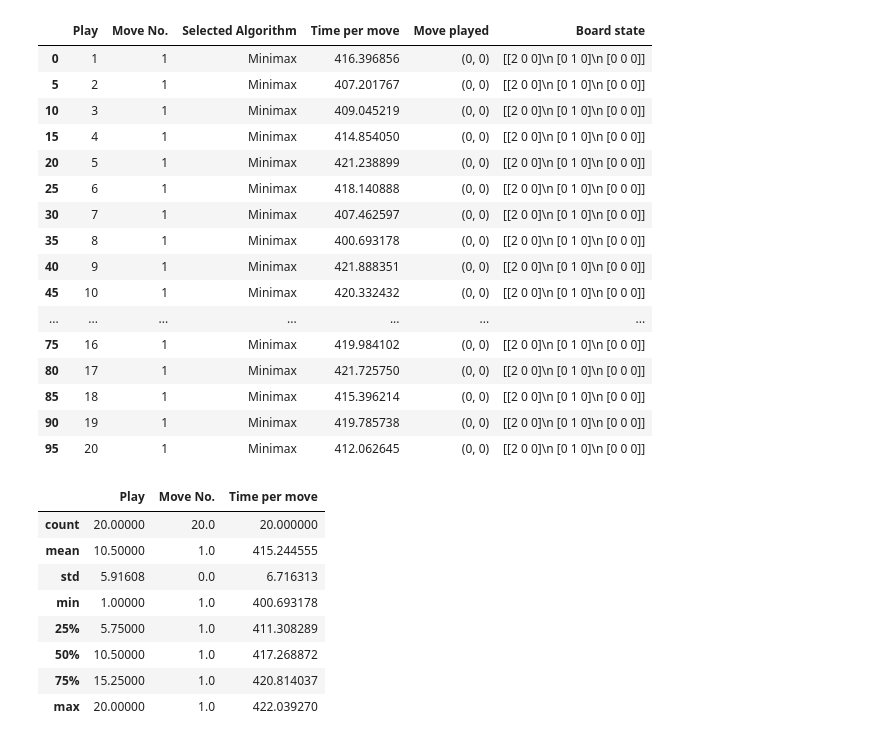
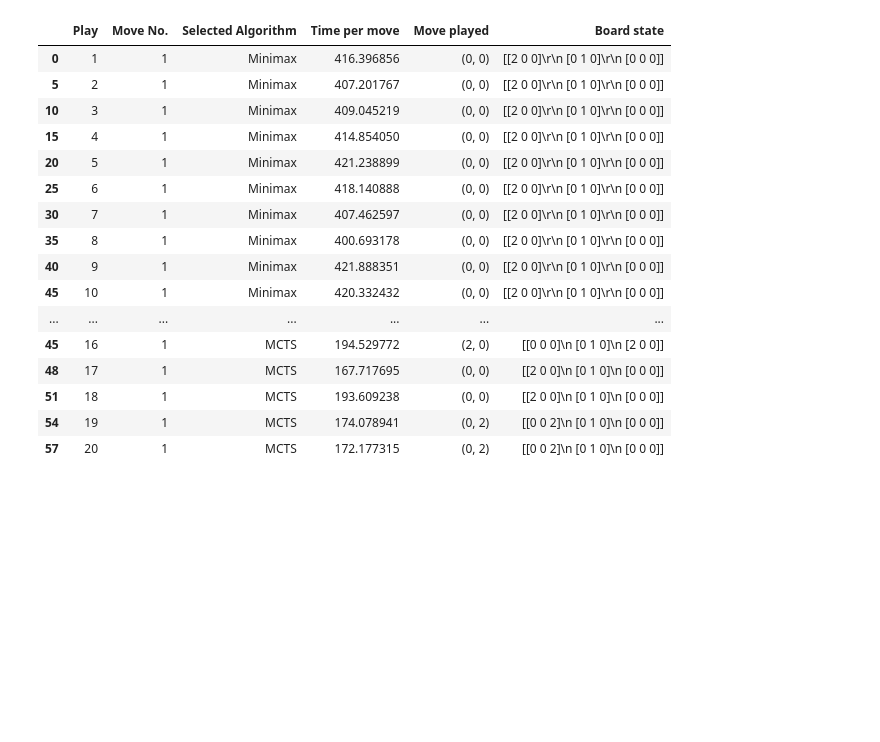
Before and after one commit to uservinhsoislearning/TicTacToeAI, a Jupyter notebook: Data/processing_data.ipynb, the cells around one changed output. Saved outputs shown, nothing was run; the diff lists cells and outputs as text; code cells hidden in the pictures; blank space fills up the shorter version.

```diff
--- a/Data/processing_data.ipynb
+++ b/Data/processing_data.ipynb
@@ -22,33 +34,23 @@ first_move = data.loc[data['Move No.'] == 1]
-# %%
-first_move
-# %% [output]
-|  | Play | Move No. | Selected Algorithm | Time per move | Move played | Board state |
-| 0 | 1 | 1 | Minimax | 416.396856 | (0, 0) | [[2 0 0]\n [0 1 0]\n [0 0 0]] |
-| 5 | 2 | 1 | Minimax | 407.201767 | (0, 0) | [[2 0 0]\n [0 1 0]\n [0 0 0]] |
-| 10 | 3 | 1 | Minimax | 409.045219 | (0, 0) | [[2 0 0]\n [0 1 0]\n [0 0 0]] |
-| 15 | 4 | 1 | Minimax | 414.854050 | (0, 0) | [[2 0 0]\n [0 1 0]\n [0 0 0]] |
-| 20 | 5 | 1 | Minimax | 421.238899 | (0, 0) | [[2 0 0]\n [0 1 0]\n [0 0 0]] |
-| 25 | 6 | 1 | Minimax | 418.140888 | (0, 0) | [[2 0 0]\n [0 1 0]\n [0 0 0]] |
-| 30 | 7 | 1 | Minimax | 407.462597 | (0, 0) | [[2 0 0]\n [0 1 0]\n [0 0 0]] |
-| 35 | 8 | 1 | Minimax | 400.693178 | (0, 0) | [[2 0 0]\n [0 1 0]\n [0 0 0]] |
-| 40 | 9 | 1 | Minimax | 421.888351 | (0, 0) | [[2 0 0]\n [0 1 0]\n [0 0 0]] |
-| 45 | 10 | 1 | Minimax | 420.332432 | (0, 0) | [[2 0 0]\n [0 1 0]\n [0 0 0]] |
-| ... | ... | ... | ... | ... | ... | ... |
-| 75 | 16 | 1 | Minimax | 419.984102 | (0, 0) | [[2 0 0]\n [0 1 0]\n [0 0 0]] |
-| 80 | 17 | 1 | Minimax | 421.725750 | (0, 0) | [[2 0 0]\n [0 1 0]\n [0 0 0]] |
-| 85 | 18 | 1 | Minimax | 415.396214 | (0, 0) | [[2 0 0]\n [0 1 0]\n [0 0 0]] |
-| 90 | 19 | 1 | Minimax | 419.785738 | (0, 0) | [[2 0 0]\n [0 1 0]\n [0 0 0]] |
-| 95 | 20 | 1 | Minimax | 412.062645 | (0, 0) | [[2 0 0]\n [0 1 0]\n [0 0 0]] |
-# %%
-first_move.describe()
-# %% [output]
-|  | Play | Move No. | Time per move |
-| count | 20.00000 | 20.0 | 20.000000 |
-| mean | 10.50000 | 1.0 | 415.244555 |
-| std | 5.91608 | 0.0 | 6.716313 |
-| min | 1.00000 | 1.0 | 400.693178 |
-| 25% | 5.75000 | 1.0 | 411.308289 |
-| 50% | 10.50000 | 1.0 | 417.268872 |
-| 75% | 15.25000 | 1.0 | 420.814037 |
-| max | 20.00000 | 1.0 | 422.039270 |
+# %%
+first_move_total = pd.concat([first_move[0], first_move[1], first_move[2]])
+# %%
+first_move_total
+# %% [output]
+|  | Play | Move No. | Selected Algorithm | Time per move | Move played | Board state |
+| 0 | 1 | 1 | Minimax | 416.396856 | (0, 0) | [[2 0 0]\r\n [0 1 0]\r\n [0 0 0]] |
+| 5 | 2 | 1 | Minimax | 407.201767 | (0, 0) | [[2 0 0]\r\n [0 1 0]\r\n [0 0 0]] |
+| 10 | 3 | 1 | Minimax | 409.045219 | (0, 0) | [[2 0 0]\r\n [0 1 0]\r\n [0 0 0]] |
+| 15 | 4 | 1 | Minimax | 414.854050 | (0, 0) | [[2 0 0]\r\n [0 1 0]\r\n [0 0 0]] |
+| 20 | 5 | 1 | Minimax | 421.238899 | (0, 0) | [[2 0 0]\r\n [0 1 0]\r\n [0 0 0]] |
+| 25 | 6 | 1 | Minimax | 418.140888 | (0, 0) | [[2 0 0]\r\n [0 1 0]\r\n [0 0 0]] |
+| 30 | 7 | 1 | Minimax | 407.462597 | (0, 0) | [[2 0 0]\r\n [0 1 0]\r\n [0 0 0]] |
+| 35 | 8 | 1 | Minimax | 400.693178 | (0, 0) | [[2 0 0]\r\n [0 1 0]\r\n [0 0 0]] |
+| 40 | 9 | 1 | Minimax | 421.888351 | (0, 0) | [[2 0 0]\r\n [0 1 0]\r\n [0 0 0]] |
+| 45 | 10 | 1 | Minimax | 420.332432 | (0, 0) | [[2 0 0]\r\n [0 1 0]\r\n [0 0 0]] |
+| ... | ... | ... | ... | ... | ... | ... |
+| 45 | 16 | 1 | MCTS | 194.529772 | (2, 0) | [[0 0 0]\n [0 1 0]\n [2 0 0]] |
+| 48 | 17 | 1 | MCTS | 167.717695 | (0, 0) | [[2 0 0]\n [0 1 0]\n [0 0 0]] |
+| 51 | 18 | 1 | MCTS | 193.609238 | (0, 0) | [[2 0 0]\n [0 1 0]\n [0 0 0]] |
+| 54 | 19 | 1 | MCTS | 174.078941 | (0, 2) | [[0 0 2]\n [0 1 0]\n [0 0 0]] |
+| 57 | 20 | 1 | MCTS | 172.177315 | (0, 2) | [[0 0 2]\n [0 1 0]\n [0 0 0]] |
 # %%
```
Also changed, not shown: parts of 11 cells of this notebook, 1 other file.
